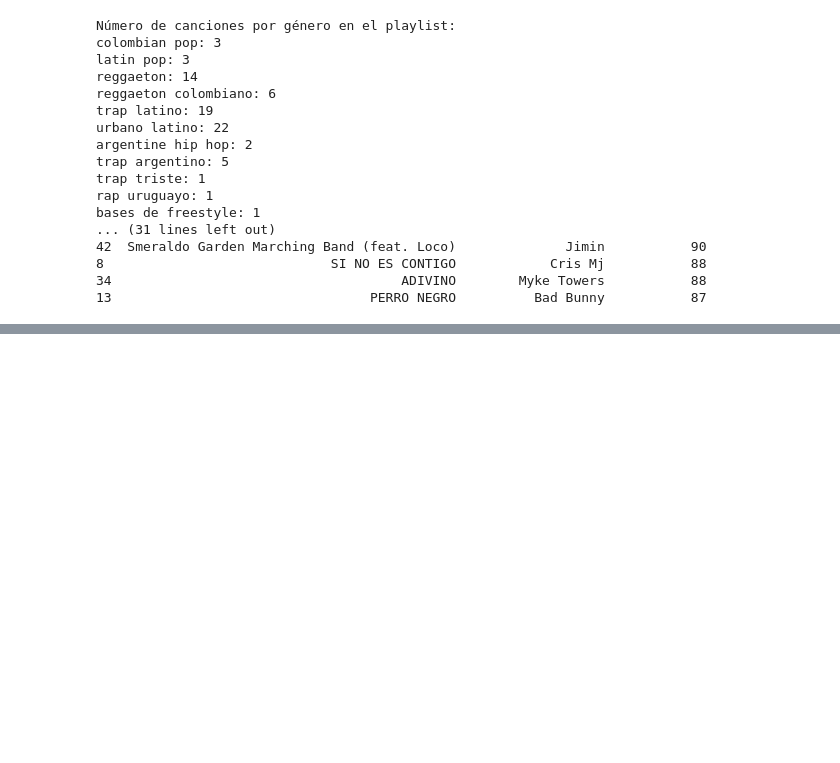
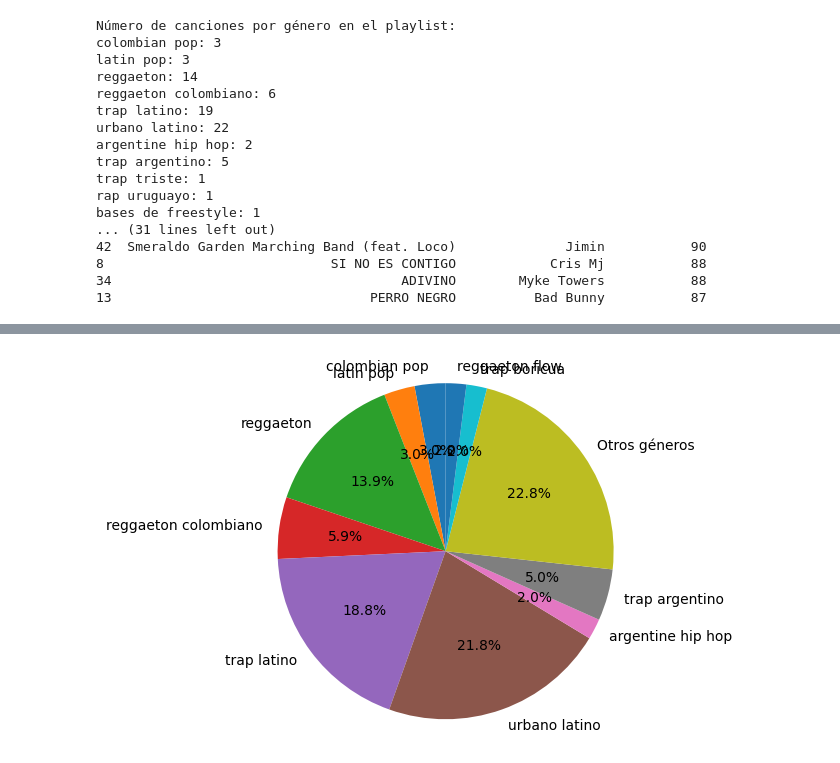
Before and after one commit to AH-1908/Trabajo_Final_a, a Jupyter notebook: spotify.ipynb, the cells around one changed output, grey strips where cells are left out. Cells and saved outputs as stored; diff of their text form; code cells hidden in the pictures; blank space fills up the shorter version.

Commit message:
subida de archivos web

```diff
--- a/spotify.ipynb
+++ b/spotify.ipynb
@@ -802,0 +911,96 @@ rave funk: 1
+# %%
+import requests
+from collections import Counter, defaultdict
+import matplotlib.pyplot as plt
+import pandas as pd
+
+def obtener_canciones_playlist(token, playlist_id):
+    url = f"https://api.spotify.com/v1/playlists/{playlist_id}/tracks"
+    headers = {"Authorization": f"Bearer {token}"}
+    response = requests.get(url, headers=headers)
+
+    if response.status_code == 200:
+        data = response.json()
+        canciones = []
+        for item in data['items']:
+            track = item['track']
+            canciones.append({
+                "nombre": track['name'],
+                "artista": track['artists'][0]['name'],  # Tomando el primer artista
+                "artista_id": track['artists'][0]['id'],  # Incluyendo el ID del artista
+                "reproducciones": track['popularity']  # Añadiendo el número de reproducciones
+            })
+        return canciones
+    else:
+        return None
+
+def obtener_generos_artistas(token, artistas_ids):
+    generos = []
+    headers = {"Authorization": f"Bearer {token}"}
+    for artista_id in artistas_ids:
+        url = f"https://api.spotify.com/v1/artists/{artista_id}"
+        response = requests.get(url, headers=headers)
+        if response.status_code == 200:
+            data = response.json()
+            generos.extend(data['genres'])
+    return generos
+
+def analizar_canciones(canciones, token):
+    artistas_ids = list(set([cancion['artista_id'] for cancion in canciones]))  # Eliminar duplicados
+    generos = obtener_generos_artistas(token, artistas_ids)
+
+    conteo_generos = Counter(generos)
+    print("Número de canciones por género en el playlist:")
+    for genero, conteo in conteo_generos.items():
+        print(f"{genero}: {conteo}")
+
+    # Agrupar géneros menores de 2 en 'Otros géneros'
+    conteo_agrupado = defaultdict(int)
+    for genero, conteo in conteo_generos.items():
+        if conteo < 2:
+            conteo_agrupado['Otros géneros'] += conteo
+        else:
+            conteo_agrupado[genero] = conteo
+
+    return conteo_agrupado
+
+def graficar_generos(conteo_generos):
+    labels = list(conteo_generos.keys())
+    sizes = list(conteo_generos.values())
+
+    fig1, ax1 = plt.subplots()
+    ax1.pie(sizes, labels=labels, autopct='%1.1f%%', startangle=90)
+    ax1.axis('equal')  # Para asegurar que el gráfico sea circular
+
+    plt.show()
+
+def graficar_reproducciones(canciones):
+    # Ordenar las canciones por número de reproducciones y tomar las 10 primeras
+    canciones_ordenadas = sorted(canciones, key=lambda x: x['reproducciones'], reverse=True)[:10]
+
+    nombres = [cancion['nombre'] for cancion in canciones_ordenadas]
+    reproducciones = [cancion['reproducciones'] for cancion in canciones_ordenadas]
+
+    plt.figure(figsize=(10, 6))
+    plt.barh(nombres, reproducciones, color='skyblue')
+    plt.xlabel('Número de Reproducciones')
+    plt.title('Top 10 Canciones más Reproducidas')
+    plt.gca().invert_yaxis()  # Invertir el eje Y para que la canción más reproducida esté en la parte superior
+    plt.show()
+
+def guardar_en_csv(canciones, nombre_archivo):
+    df = pd.DataFrame(canciones)
+    df.to_csv(nombre_archivo, index=False)
+    print(f"Datos guardados en {nombre_archivo}")
+
+# Ejemplo de uso
+playlist_id = "37i9dQZEVXbJfdy5b0KP7W"  # Reemplaza esto con el ID real del playlist
+canciones = obtener_canciones_playlist(token, playlist_id)
+if canciones:
+    conteo_generos = analizar_canciones(canciones, token)
+    graficar_generos(conteo_generos)
+    graficar_reproducciones(canciones)
+    guardar_en_csv(canciones, 'canciones_playlist.csv')
+else:
+    print("No se pudieron obtener las canciones del playlist.")
+# %% [output]
@@ -802,0 +1024 @@ rave funk: 1
+[figure, added]
```
Also changed, not shown: parts of 15 cells of this notebook, 3 other files.
